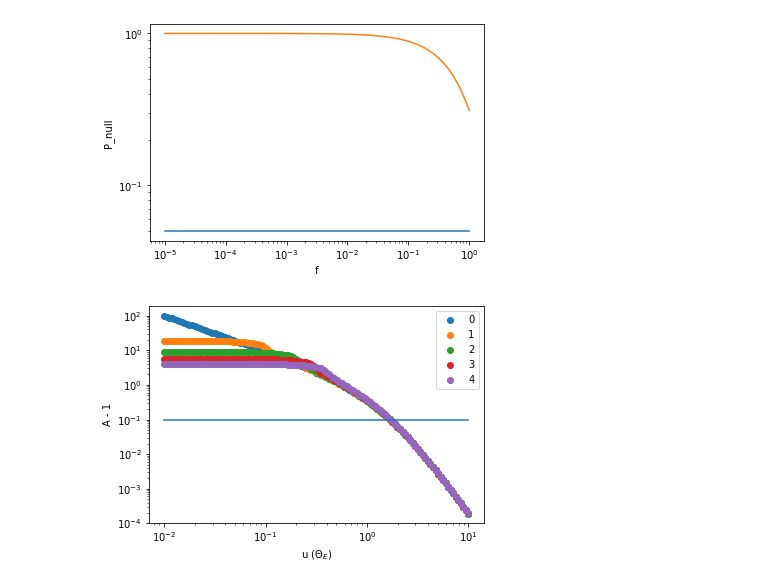
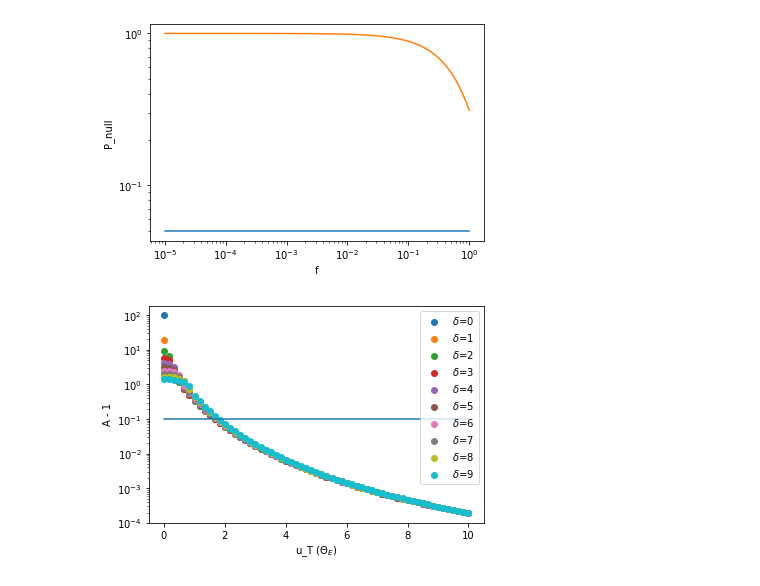
Before and after one commit to avalluvan/Gravitational-Microlensing, a Jupyter notebook: Documentation/Task 3/GRB_Lensing_Parallax_2.ipynb, the cells around one changed output. Saved outputs shown, nothing was run; the diff lists cells and outputs as text; code cells hidden in the pictures.

```diff
--- a/Documentation/Task 3/GRB_Lensing_Parallax_2.ipynb
+++ b/Documentation/Task 3/GRB_Lensing_Parallax_2.ipynb
@@ -445,9 +447,10 @@ if option_image == 1:
 option_contour = 0
 
 if option_contour == 0:
-    k = 5
+    k = 3
     image = Image.fromarray(np.uint8(np.transpose(arr_lens_plane_pos[k]) * 255), 'L')
     new_image = image.resize((int(200*pixel_length_x[k]/pixel_length_y[k]), 200))
+    fig = plt.figure(figsize=(6,6))
     pylab.contour(new_image, levels=[245], colors='black', origin='image')
 
 if option_contour == 1:
@@ -552,0 +714,12 @@ for k in range(num_masses):
+# %%
+# Run with DS = 4Gpc
+
+num_masses = 36
+M = np.logspace(-12,-5,num_masses)
+V_lens_wrapper = np.zeros(num_masses)
+
+for l in range(num_masses):
+    print('Iteration:',l)
+    V_lens_wrapper[l] = single_mass_volume(M[l])
+
+print(V_lens_wrapper)
@@ -563,2 +761,3 @@ print(n(1))
 # %%
 tau = lambda f: n(f) * V_L
+tau2 = lambda f: n(f) * V_lens_wrapper
@@ -594,9 +810,10 @@ plt.plot(DS2,V_L2)
 # %%
 f_final = np.zeros(num_masses)
 for k in range(num_masses):
-    tau = lambda f: n(f)[k] * V_L[k]
+    #tau = lambda f: n(f)[k] * V_L[k]
+    tau2 = lambda f: n(f)[k] * V_lens_wrapper[k]
 
-    P1 = lambda f: tau(f) * np.exp(-tau(f))
+    P1 = lambda f: tau2(f) * np.exp(-tau2(f))
     P_null = lambda f: ((1 - P1(f))**(1000/1000))**1000
 
     num_f = 1000
@@ -685,23 +901,22 @@ def tmp_func(delta, u):
         #print(3)
     return A
 # %%
-tmp_u = np.logspace(-2,1,121)
+tmp_u = np.linspace(0.01,10,61)
 
-plt.plot(tmp_u, np.ones(121)*epsilon)
+plt.plot(tmp_u, np.ones(61)*epsilon)
 
-for j in range(5):
+for j in range(10):
     delta = j/10
 
-
-    tmp_A = np.zeros(121)
-    for i in range(121):
+    tmp_A = np.zeros(61)
+    for i in range(61):
         tmp_A[i] = tmp_func(delta,tmp_u[i])
 
-    plt.xscale('log')
+#    plt.xscale('log')
     plt.yscale('log')
-    plt.xlabel('u $(\Theta_E)$')
+    plt.xlabel('u_T $(\Theta_E)$')
     plt.ylabel('A - 1')
-    plt.scatter(tmp_u,tmp_A -1,label=str(j))
+    plt.scatter(tmp_u,tmp_A -1,label='$\delta$='+str(j))
     plt.legend()
 # %% [output]
-[figure, old version]
+[figure, new version]
```
Also changed, not shown: parts of 17 cells of this notebook.
